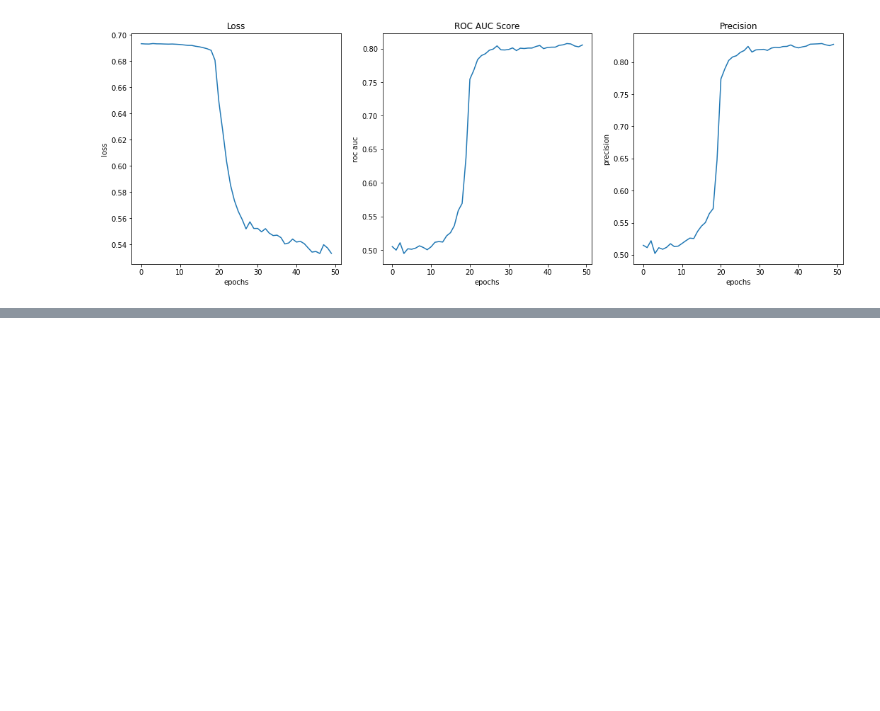
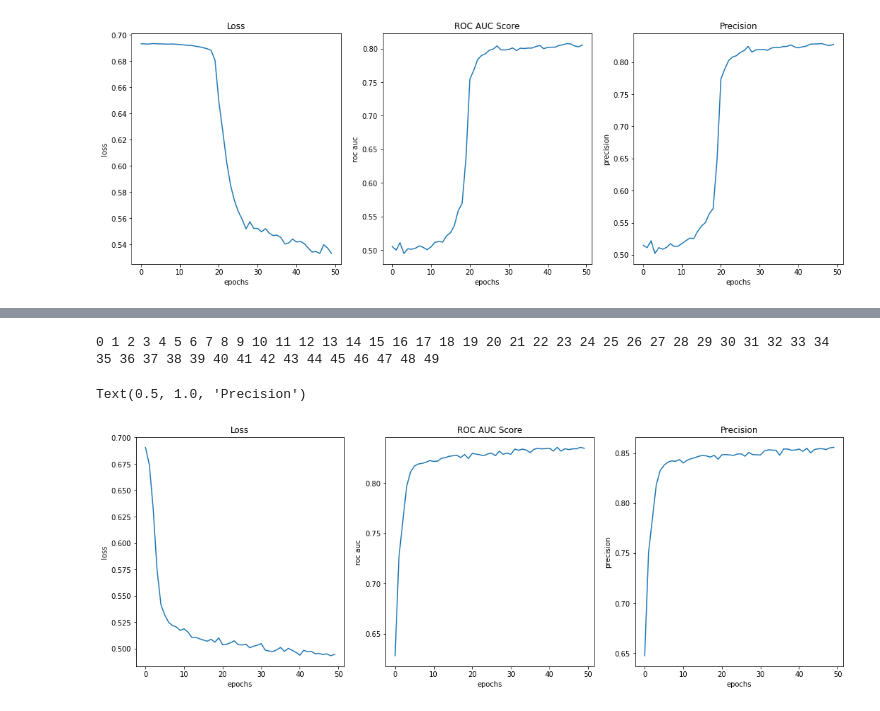
Before and after one commit to CrashedBboy/NCKU_MLG, a Jupyter notebook: homework2/MLG_Homework_2.ipynb, the cells around one changed output, grey strips where cells are left out. Saved outputs shown, nothing was run; the diff lists cells and outputs as text; code cells hidden in the pictures; blank space fills up the shorter version.

Commit message:
Method3: use each-10% neighbor number as features

```diff
--- a/homework2/MLG_Homework_2.ipynb
+++ b/homework2/MLG_Homework_2.ipynb
@@ -670,15 +663,0 @@ optimizer = optim.Adam(net.parameters(), lr=0.001)
-# %%
-node_pair_dataset = NodePairDataset("processed_train_examples_product.csv", "processed_train_labels.csv")
-for i in range(100):
-    loader = DataLoader(dataset=node_pair_dataset, batch_size=5000, shuffle=True)
-    print("epoch {}".format(i))
-    for x, y in loader:
-
-        optimizer.zero_grad()
-        z = net(x.cuda())
-
-        loss = BinaryCrossEntropyLoss(z, y.cuda())
-        print(loss)
-
-        loss.backward()
-        optimizer.step()
@@ -684,0 +666,65 @@ for i in range(100):
+# %%
+EPOCHS = 50
+BATCH_SIZE = 500
+LR = 0.001
+
+dataset = NodePairDataset("train_features.csv", "train_labels.csv")
+
+all_features = [i for i in range(40)] # total feature number = 40
+feature_idx = all_features[7:27]
+net = LinkPredictNetwork(features=feature_idx, hiddens=[2, 1, 0.5, 0.5], dropouts = False).cuda()
+optimizer = optim.Adam(net.parameters(), lr=LR)
+
+history = {
+    'loss': torch.zeros(EPOCHS),
+    'roc_auc': torch.zeros(EPOCHS),
+    'precision': torch.zeros(EPOCHS)
+}
+
+for epoch in range(EPOCHS):
+    print(epoch, end=" ")
+
+    loader = DataLoader(dataset=dataset, batch_size=BATCH_SIZE, shuffle=True)
+
+    losses = []
+    roc_aucs = []
+    precisions = []
+    for x, y in loader:
+
+        optimizer.zero_grad()
+        z = net(x.cuda())
+
+        loss = BinaryCrossEntropyLoss(z, y.cuda())
+
+        loss.backward()
+        optimizer.step()
+
+        roc = roc_auc(z.cpu().detach(), y)
+        pre = precision(z.cpu().detach(), y)
+
+        losses.append(loss.item())
+        roc_aucs.append(roc)
+        precisions.append(pre)
+
+    history['loss'][epoch] = torch.tensor(losses, dtype=torch.float).mean().item()
+    history['roc_auc'][epoch] = torch.tensor(roc_aucs, dtype=torch.float).mean().item()
+    history['precision'][epoch] = torch.tensor(precisions, dtype=torch.float).mean().item()
+# %% [output]
+0 1 2 3 4 5 6 7 8 9 10 11 12 13 14 15 16 17 18 19 20 21 22 23 24 25 26 27 28 29 30 31 32 33 34 35 36 37 38 39 40 41 42 43 44 45 46 47 48 49
+# %%
+fig, axs = plt.subplots(1, 3, figsize=(18, 6))
+
+axs[0].plot(history['loss'].numpy())
+axs[0].set(xlabel='epochs', ylabel='loss')
+axs[0].set_title("Loss")
+
+axs[1].plot(history['roc_auc'].numpy())
+axs[1].set(xlabel='epochs', ylabel='roc auc')
+axs[1].set_title("ROC AUC Score")
+
+axs[2].plot(history['precision'].numpy())
+axs[2].set(xlabel='epochs', ylabel='precision')
+axs[2].set_title("Precision")
+# %% [output]
+Text(0.5, 1.0, 'Precision')
+[figure, added]
```
Also changed, not shown: parts of 5 cells of this notebook.
